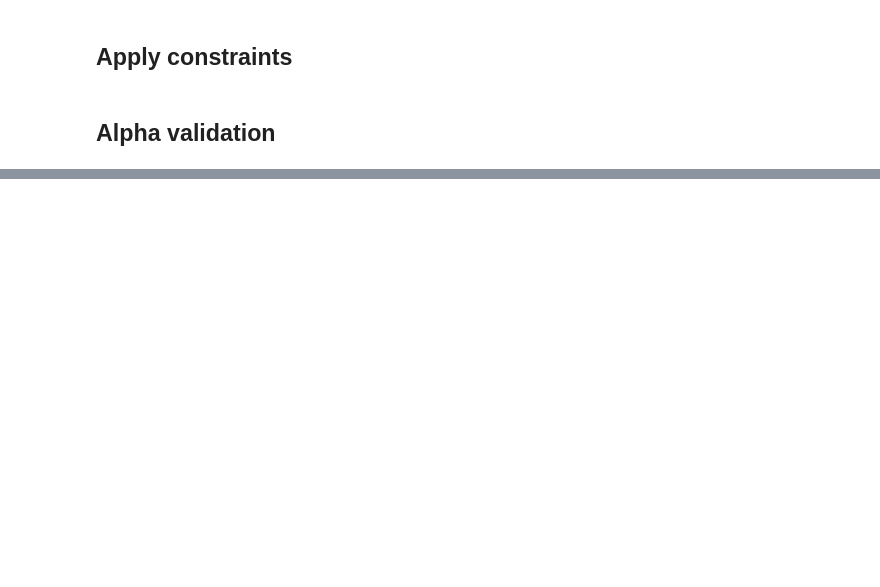
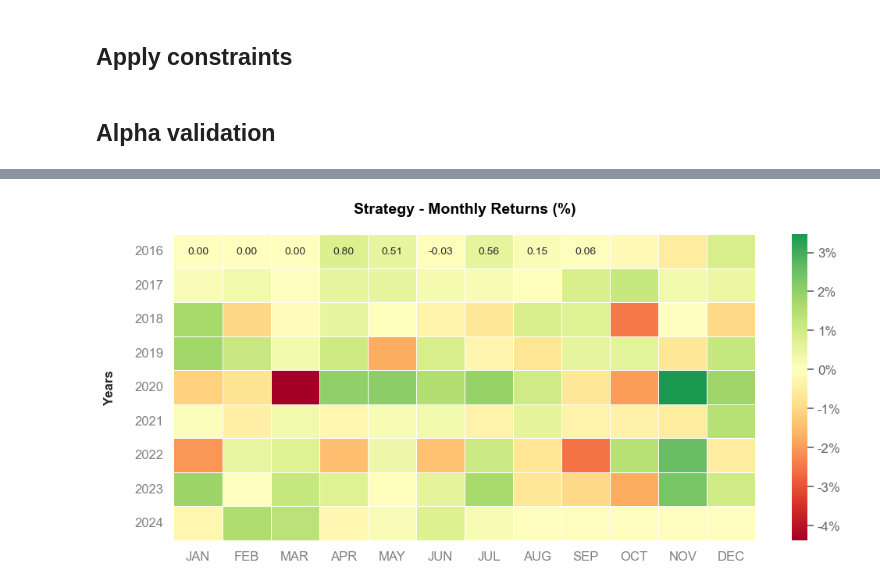
Before and after one commit to brianna1201/dbgaps2024, a Jupyter notebook: jaepil/mvo.ipynb, the cells around one changed output, grey strips where cells are left out. Saved outputs shown, nothing was run; the diff lists cells and outputs as text; code cells hidden in the pictures; blank space fills up the shorter version.

```diff
--- a/jaepil/mvo.ipynb
+++ b/jaepil/mvo.ipynb
@@ -142,0 +193,4 @@ backtest.plot_cum_return()
+# %%
+backtest.get_plot('monthly_heatmap')
+# %% [output]
+[figure, added]
```
Also changed, not shown: parts of 5 cells of this notebook, 1 other file.
